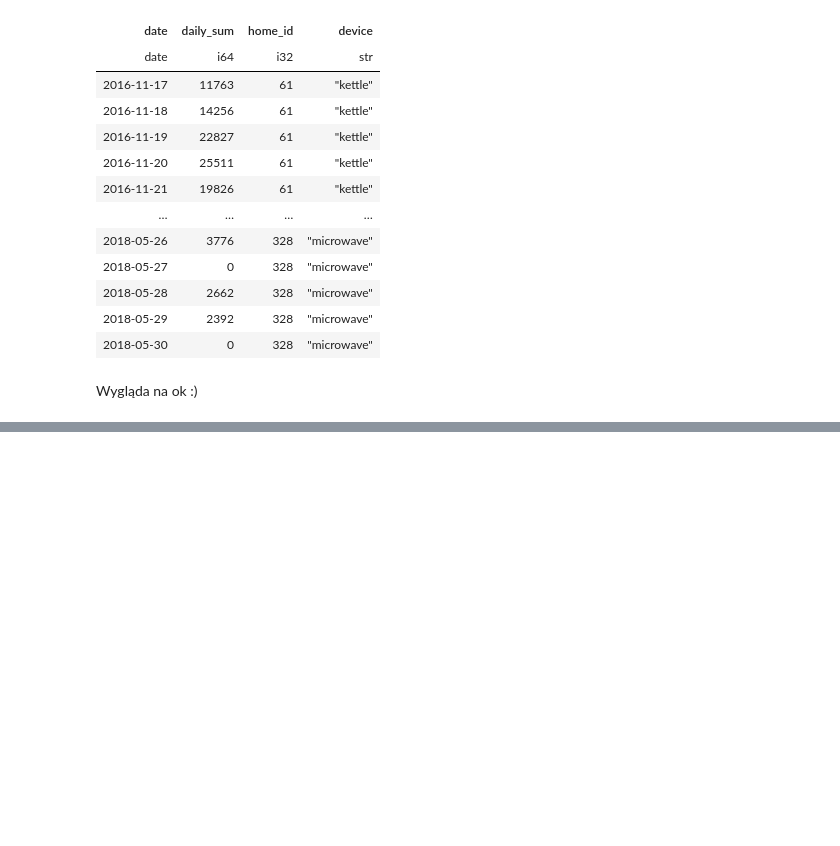
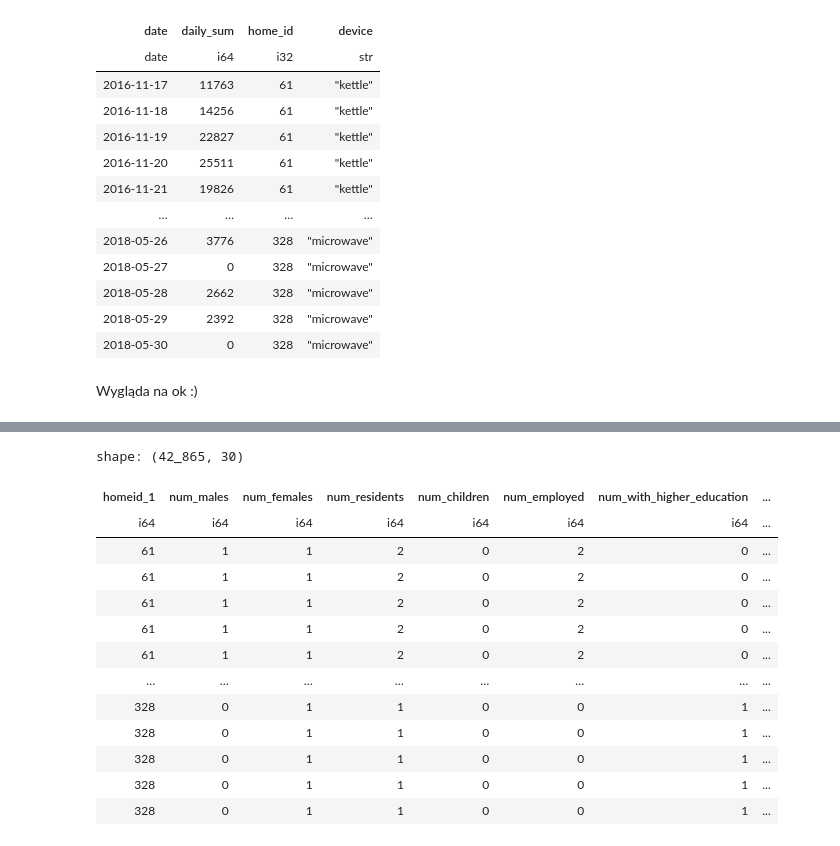
Before and after one commit to JSlusarek/Projekt-Dyplomowy-ISSI-Jan-lusarek-Kacper-Gruca, a Jupyter notebook: working_dir/code/prepare_data_electricity_usage.ipynb, the cells around one changed output, grey strips where cells are left out. Saved outputs shown, nothing was run; the diff lists cells and outputs as text; code cells hidden in the pictures; blank space fills up the shorter version.

Commit message:
Creating pivot dataframe from df_long to pivot

```diff
--- a/working_dir/code/prepare_data_electricity_usage.ipynb
+++ b/working_dir/code/prepare_data_electricity_usage.ipynb
@@ -310,3 +310,10 @@ shape: (31_502, 17)
 | 2018-05-30 | 0 | 328 | "microwave" | "electric-appliance" | "home328_kitchen2980_sensor3101… | 0 | 1 | 1 | 0 | ... |
 # %%
 df_panel_long.write_parquet("..\..\Data\ML_DF\data_frame_panel_long.parquet")
+# %%
+pivot_df = df_panel_long.pivot(
+    values="daily_sum",
+    index=["date",'home_id'],
+    columns="device",
+    aggregate_function='first'  # or "sum" if you expect multiple entries per date/device
+)
@@ -312,0 +354,21 @@ df_panel_long.write_parquet("..\..\Data\ML_DF\data_frame_panel_long.parquet")
+# %%
+df_home_id.join(
+    pivot_df,
+    left_on='homeid_1',
+    right_on='home_id',
+    how='left')
+# %% [output]
+shape: (42_865, 30)
+| homeid_1 | num_males | num_females | num_residents | num_children | num_employed | num_with_higher_education | ... |
+| i64 | i64 | i64 | i64 | i64 | i64 | i64 | ... |
+| 61 | 1 | 1 | 2 | 0 | 2 | 0 | ... |
+| 61 | 1 | 1 | 2 | 0 | 2 | 0 | ... |
+| 61 | 1 | 1 | 2 | 0 | 2 | 0 | ... |
+| 61 | 1 | 1 | 2 | 0 | 2 | 0 | ... |
+| 61 | 1 | 1 | 2 | 0 | 2 | 0 | ... |
+| … | … | … | … | … | … | … | ... |
+| 328 | 0 | 1 | 1 | 0 | 0 | 1 | ... |
+| 328 | 0 | 1 | 1 | 0 | 0 | 1 | ... |
+| 328 | 0 | 1 | 1 | 0 | 0 | 1 | ... |
+| 328 | 0 | 1 | 1 | 0 | 0 | 1 | ... |
+| 328 | 0 | 1 | 1 | 0 | 0 | 1 | ... |
```
Also changed, not shown: parts of 2 cells of this notebook.
